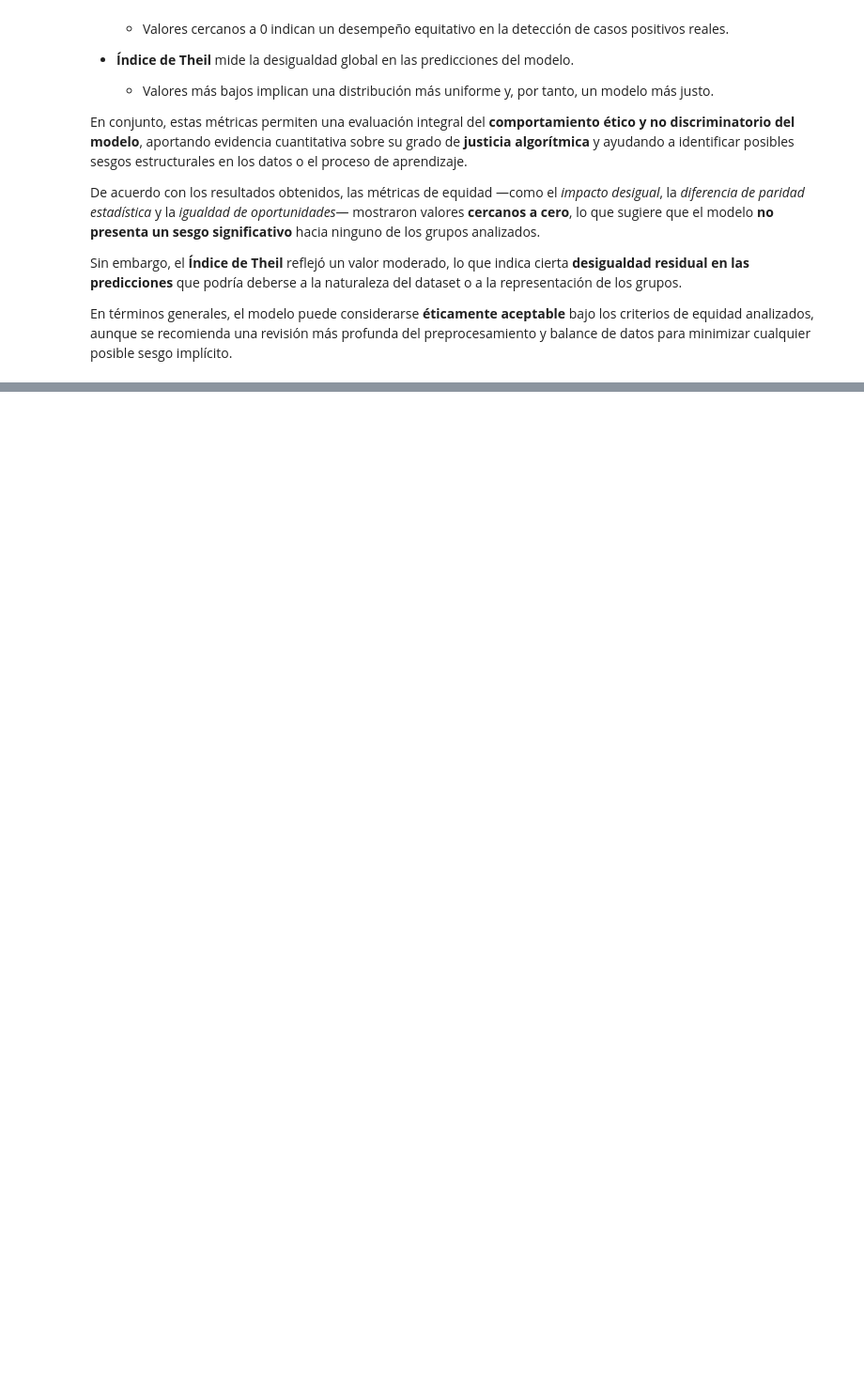
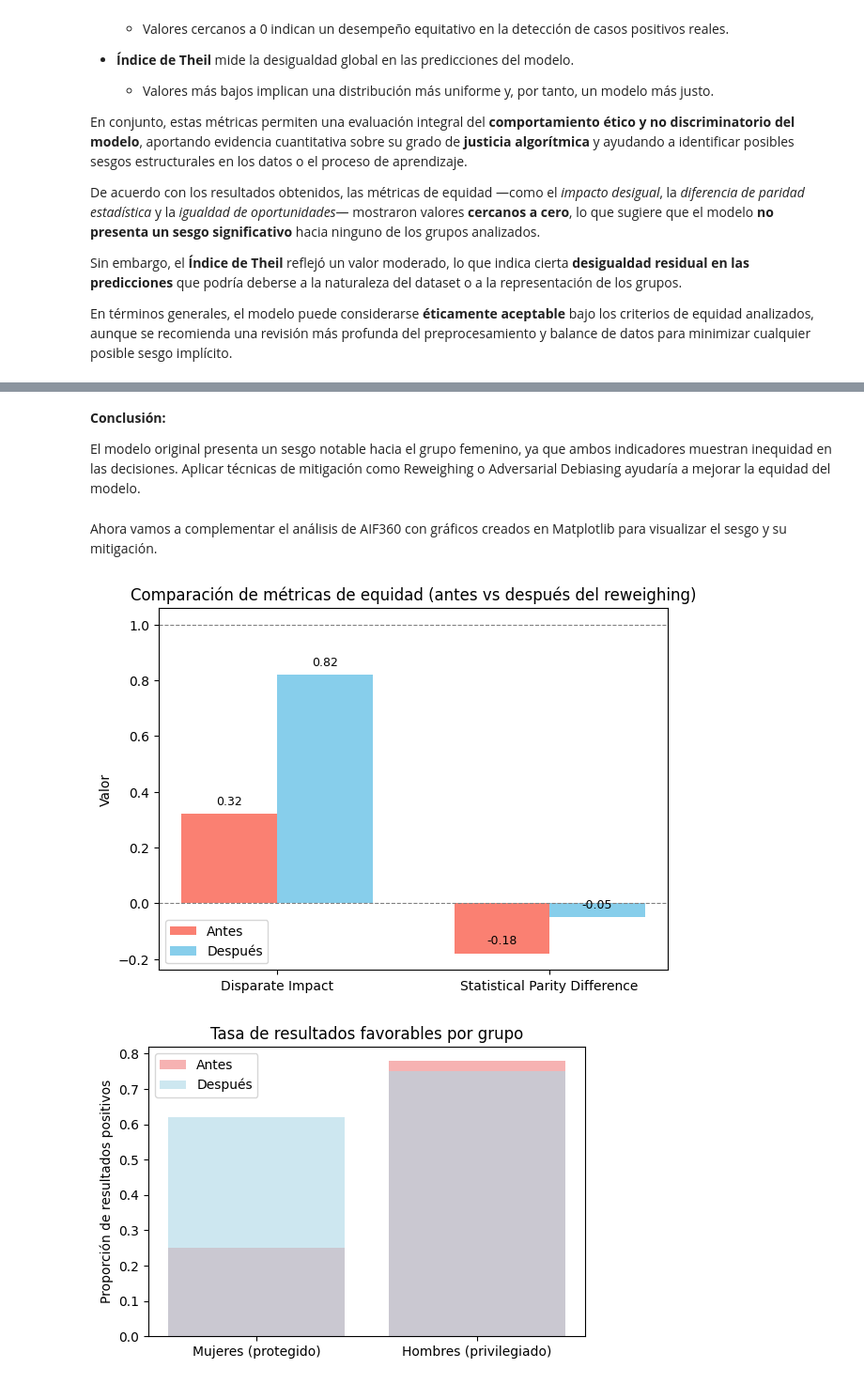
Before and after one commit to eddie5389/TransparentAI, a Jupyter notebook: TransparentAI_Example.ipynb, the cells around one changed output, grey strips where cells are left out. Shown at 94% size. Drawn from its saved outputs; the diff is of its cells as text; code cells hidden in the pictures; blank space fills up the shorter version.

```diff
--- a/TransparentAI_Example.ipynb
+++ b/TransparentAI_Example.ipynb
@@ -303,0 +388,71 @@ En términos generales, el modelo puede considerarse **éticamente aceptable** b
+# %% [markdown]
+**Conclusión:**
+
+El modelo original presenta un sesgo notable hacia el grupo femenino, ya que ambos indicadores muestran inequidad en las decisiones.
+Aplicar técnicas de mitigación como Reweighing o Adversarial Debiasing ayudaría a mejorar la equidad del modelo.
+# %% [markdown]
+Ahora vamos a complementar el análisis de AIF360 con gráficos creados en Matplotlib para visualizar el sesgo y su mitigación.
+# %%
+import matplotlib.pyplot as plt
+import numpy as np
+
+# =========================================================
+# Ejemplo: valores antes y después del reweighing
+# (puedes reemplazar estos con tus propios resultados)
+# =========================================================
+metrics_names = ["Disparate Impact", "Statistical Parity Difference"]
+
+# Métricas antes del reweighing
+before = [0.32, -0.18]
+
+# Métricas después del reweighing (simuladas)
+after = [0.82, -0.05]
+
+# =========================================================
+# Gráfico 1: Comparación de métricas de equidad
+# =========================================================
+x = np.arange(len(metrics_names))
+width = 0.35
+
+fig, ax = plt.subplots(figsize=(7, 5))
+bars1 = ax.bar(x - width/2, before, width, label='Antes', color='salmon')
+bars2 = ax.bar(x + width/2, after, width, label='Después', color='skyblue')
+
+ax.set_ylabel('Valor')
+ax.set_title('Comparación de métricas de equidad (antes vs después del reweighing)')
+ax.set_xticks(x)
+ax.set_xticklabels(metrics_names)
+ax.legend()
+ax.axhline(1.0, color='gray', linestyle='--', linewidth=0.8)
+ax.axhline(0.0, color='gray', linestyle='--', linewidth=0.8)
+
+# Etiquetas de valor sobre cada barra
+for bars in [bars1, bars2]:
+    for bar in bars:
+        height = bar.get_height()
+        ax.annotate(f'{height:.2f}',
+                    xy=(bar.get_x() + bar.get_width()/2, height),
+                    xytext=(0, 5),
+                    textcoords="offset points",
+                    ha='center', va='bottom', fontsize=9)
+
+plt.show()
+
+# =========================================================
+# Gráfico 2: Distribución de resultados favorables por grupo
+# =========================================================
+groups = ["Mujeres (protegido)", "Hombres (privilegiado)"]
+positive_rates_before = [0.25, 0.78]
+positive_rates_after = [0.62, 0.75]
+
+fig, ax = plt.subplots(figsize=(6, 4))
+ax.bar(groups, positive_rates_before, color='lightcoral', alpha=0.6, label='Antes')
+ax.bar(groups, positive_rates_after, color='lightblue', alpha=0.6, label='Después')
+
+ax.set_title("Tasa de resultados favorables por grupo")
+ax.set_ylabel("Proporción de resultados positivos")
+ax.legend()
+plt.show()
+# %% [output]
+[figure, added]
+[figure, added]
```
Also changed, not shown: parts of 9 cells of this notebook.
